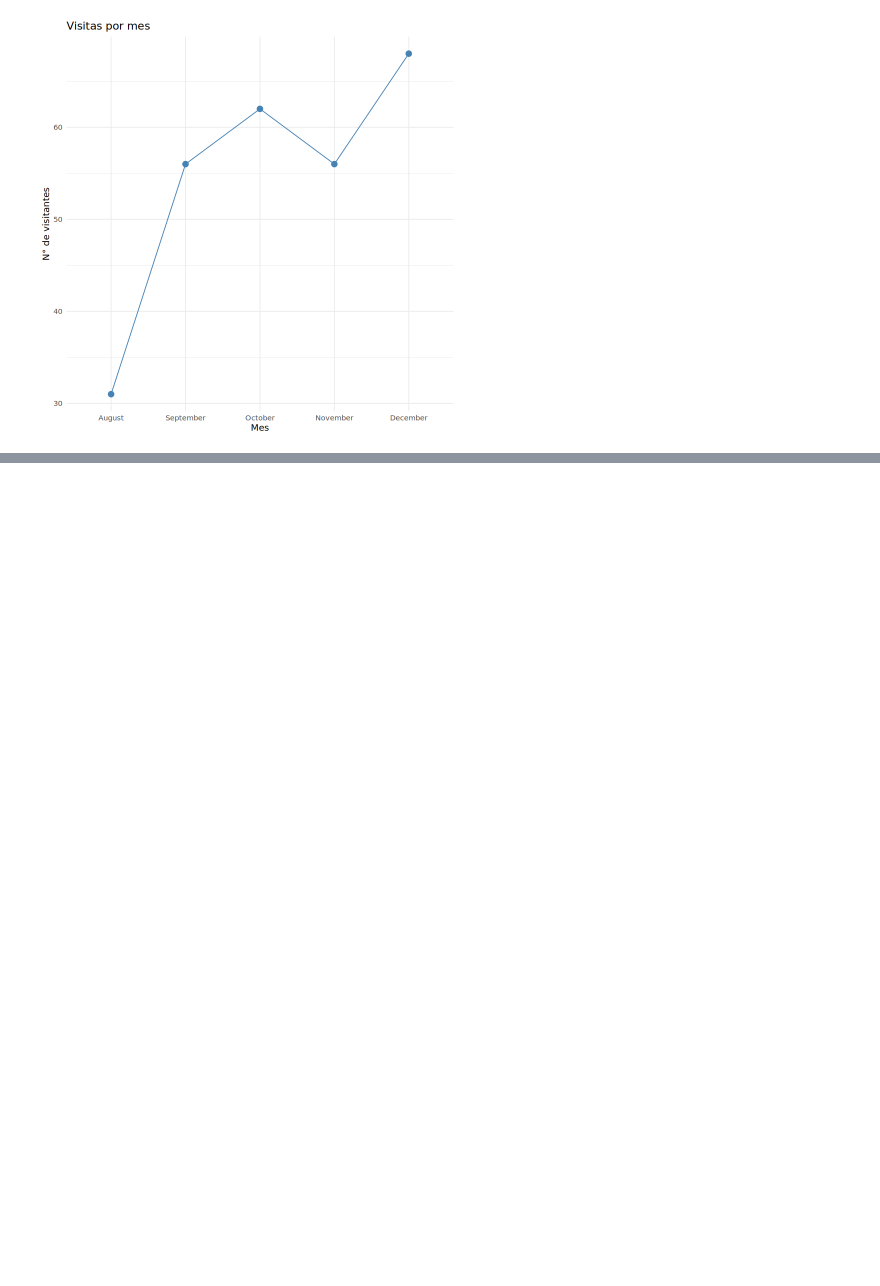
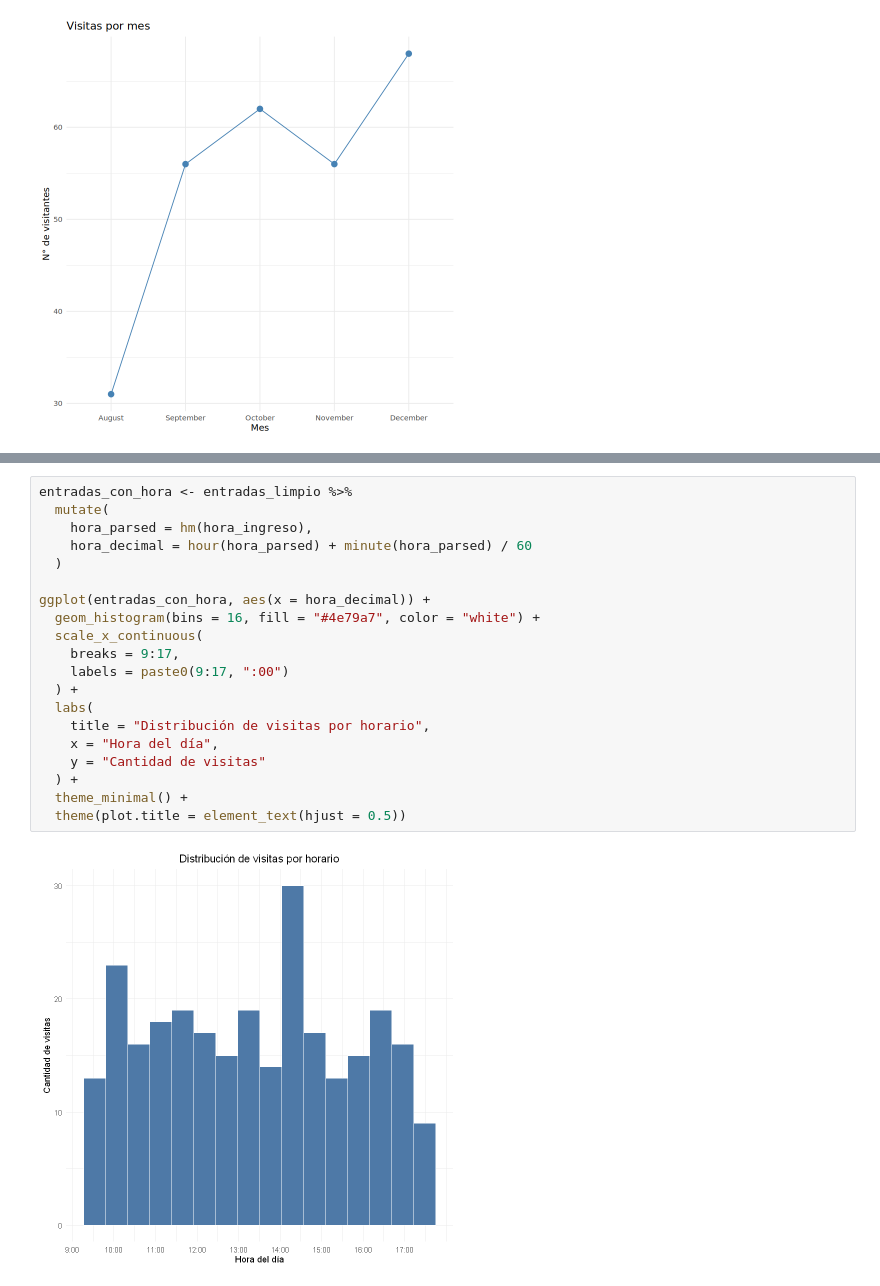
Before and after one commit to Vinbu/Pandas-Zoo-R, a Jupyter notebook: Tarea_3_Taller_Software_DS_Grupo_3.ipynb, the cells around one changed output, grey strips where cells are left out. Cells and saved outputs as stored; diff of their text form; blank space fills up the shorter version.

```diff
--- a/Tarea_3_Taller_Software_DS_Grupo_3.ipynb
+++ b/Tarea_3_Taller_Software_DS_Grupo_3.ipynb
@@ -134,0 +183,22 @@ ggplot(conteo_entradas, aes(x = tipo_ambiente, y = n)) +
+# %%
+entradas_con_hora <- entradas_limpio %>%
+  mutate(
+    hora_parsed = hm(hora_ingreso),
+    hora_decimal = hour(hora_parsed) + minute(hora_parsed) / 60
+  )
+
+ggplot(entradas_con_hora, aes(x = hora_decimal)) +
+  geom_histogram(bins = 16, fill = "#4e79a7", color = "white") +
+  scale_x_continuous(
+    breaks = 9:17,
+    labels = paste0(9:17, ":00")
+  ) +
+  labs(
+    title = "Distribución de visitas por horario",
+    x = "Hora del día",
+    y = "Cantidad de visitas"
+  ) +
+  theme_minimal() +
+  theme(plot.title = element_text(hjust = 0.5))
+# %% [output]
+[figure, added]
```
Also changed, not shown: parts of 11 cells of this notebook.
